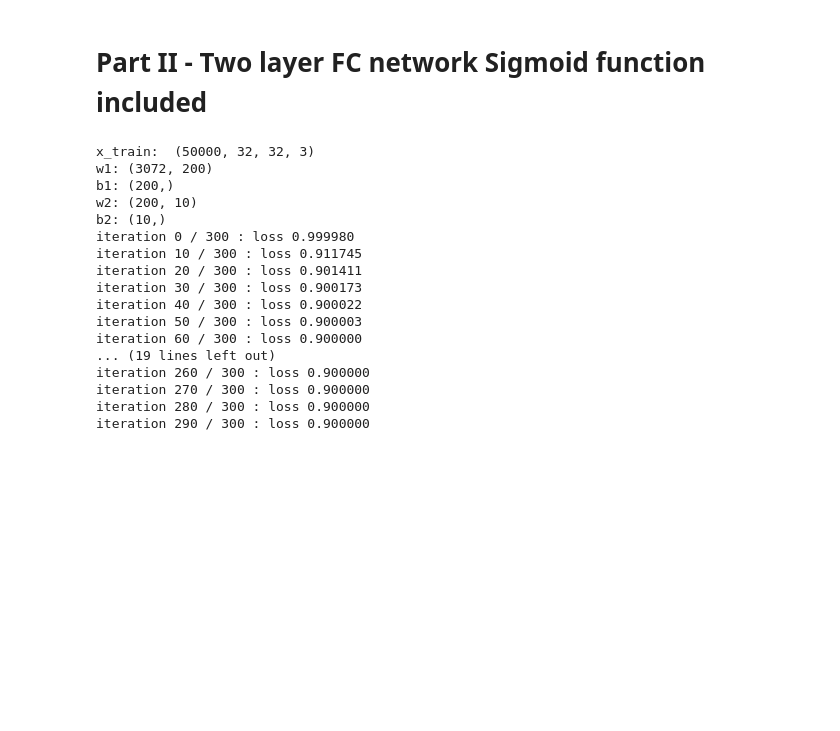
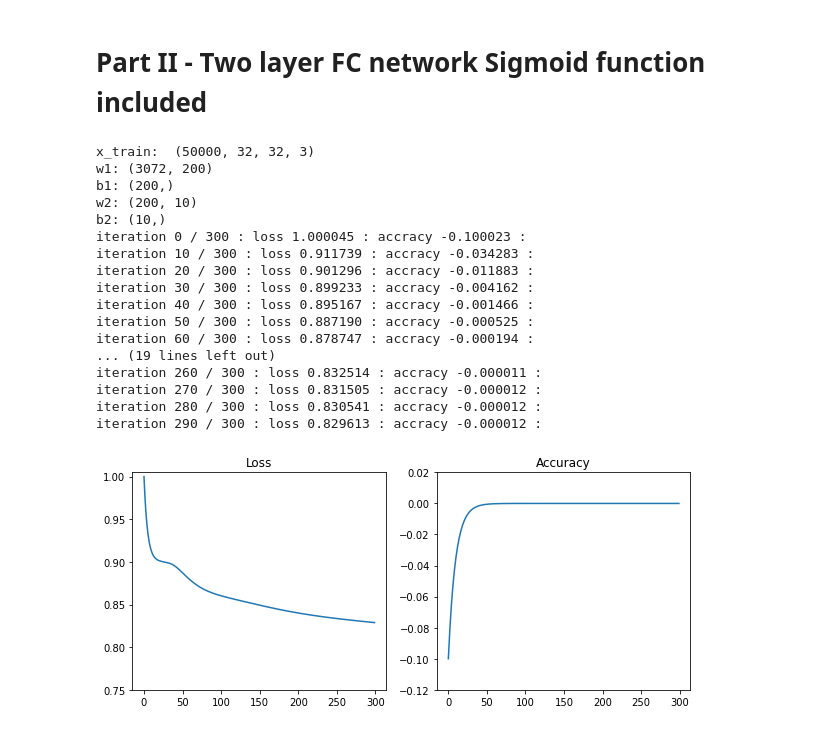
Before and after one commit to sandani98/EN2550_Ass_4, a Jupyter notebook: part-II.ipynb, the cells around one changed output. Cells and saved outputs as stored; diff of their text form; code cells hidden in the pictures; blank space fills up the shorter version.

```diff
--- a/part-II.ipynb
+++ b/part-II.ipynb
@@ -17,7 +17,7 @@ Din = 3072 # CIFAR10
 # Din = 784 # MINIST
 
 # Normalize pixel values
-x_train, x_test = x_train / 255.0, x_test / 255.0
+#x_train, x_test = x_train / 255.0, x_test / 255.0
 mean_image = np.mean(x_train, axis=0)
 x_train = x_train - mean_image
 x_test = x_test - mean_image
@@ -62,7 +62,10 @@ for t in range(iterations):
     y_pred = h.dot(w2)+b2
 
     loss = 1./batch_size*np.square(y_pred-y).sum()+reg*(np.sum(w2*w2)+np.sum(w1*w1))
+    accuracy = np.mean(y_pred-y)
+
     loss_history.append(loss)
+    train_acc_history.append(accuracy)
 
     # Backward pass
     dy_pred = 1./batch_size*2.0*(y_pred-y)
@@ -79,22 +82,35 @@ for t in range(iterations):
 
     # Printing accuracies and displaying w as images
     if t%10==0:
-        print('iteration %d / %d : loss %f'%(t,iterations,loss))
+        print('iteration %d / %d : loss %f : accracy %f  '%(t,iterations,loss,accuracy))
 # %% [output]
 x_train:  (50000, 32, 32, 3)
 w1: (3072, 200)
 b1: (200,)
 w2: (200, 10)
 b2: (10,)
-iteration 0 / 300 : loss 0.999980
-iteration 10 / 300 : loss 0.911745
-iteration 20 / 300 : loss 0.901411
-iteration 30 / 300 : loss 0.900173
-iteration 40 / 300 : loss 0.900022
-iteration 50 / 300 : loss 0.900003
-iteration 60 / 300 : loss 0.900000
+iteration 0 / 300 : loss 1.000045 : accracy -0.100023 :
+iteration 10 / 300 : loss 0.911739 : accracy -0.034283 :
+iteration 20 / 300 : loss 0.901296 : accracy -0.011883 :
+iteration 30 / 300 : loss 0.899233 : accracy -0.004162 :
+iteration 40 / 300 : loss 0.895167 : accracy -0.001466 :
+iteration 50 / 300 : loss 0.887190 : accracy -0.000525 :
+iteration 60 / 300 : loss 0.878747 : accracy -0.000194 :
 ... (19 lines left out)
-iteration 260 / 300 : loss 0.900000
-iteration 270 / 300 : loss 0.900000
-iteration 280 / 300 : loss 0.900000
-iteration 290 / 300 : loss 0.900000
+iteration 260 / 300 : loss 0.832514 : accracy -0.000011 :
+iteration 270 / 300 : loss 0.831505 : accracy -0.000012 :
+iteration 280 / 300 : loss 0.830541 : accracy -0.000012 :
+iteration 290 / 300 : loss 0.829613 : accracy -0.000012 :
+# %%
+fig,ax = plt.subplots(1,2,figsize=(10,4))
+ax[0].plot(loss_history)
+ax[0].set_title('Loss')
+#ax[0].set_xticks([]),ax[0].set_yticks([])
+ax[0].set_ylim(0.75,1.005)
+ax[1].plot(train_acc_history)
+ax[1].set_title('Accuracy')
+#ax[1].set_xticks([]),ax[1].set_yticks([])
+ax[1].set_ylim(-0.12,0.02)
+plt.show()
+# %% [output]
+[figure, added]
```
